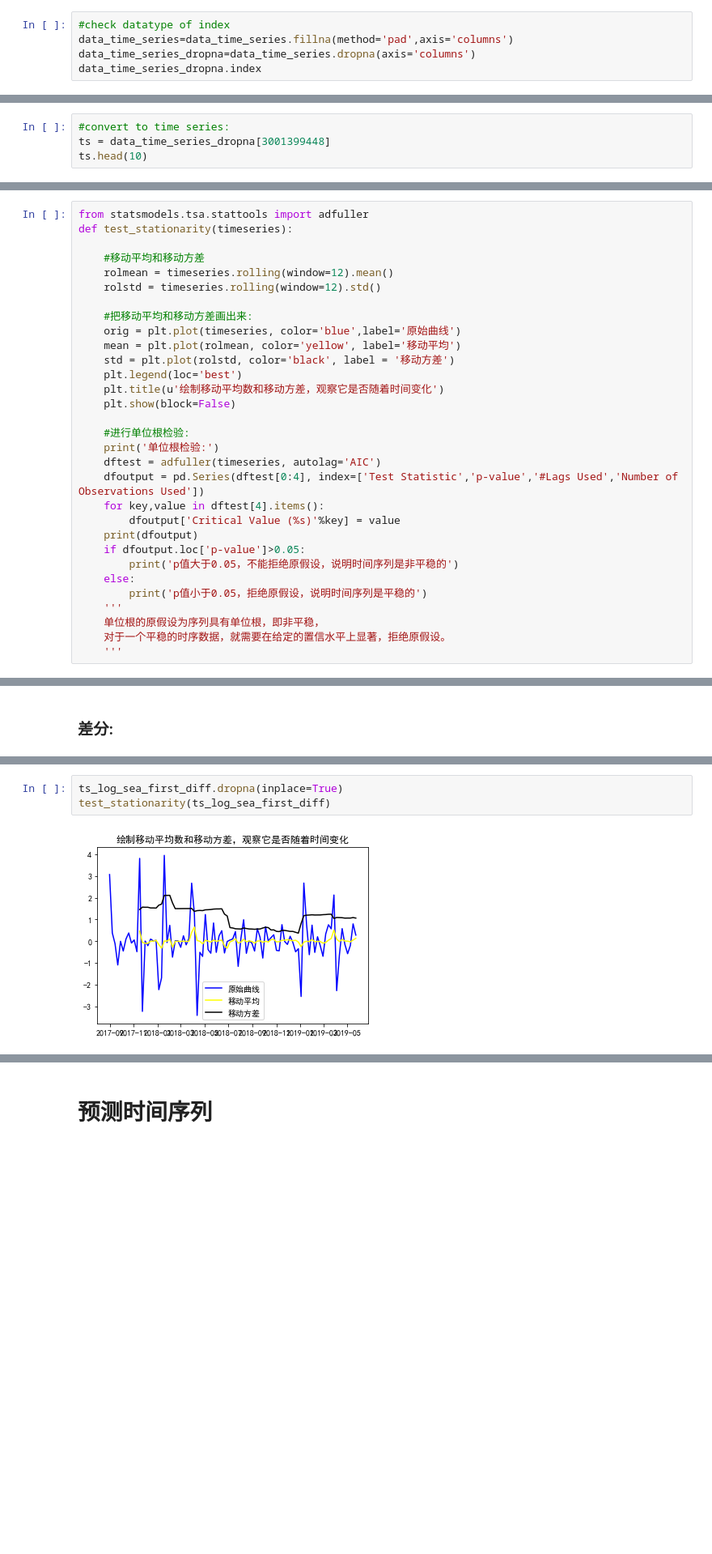
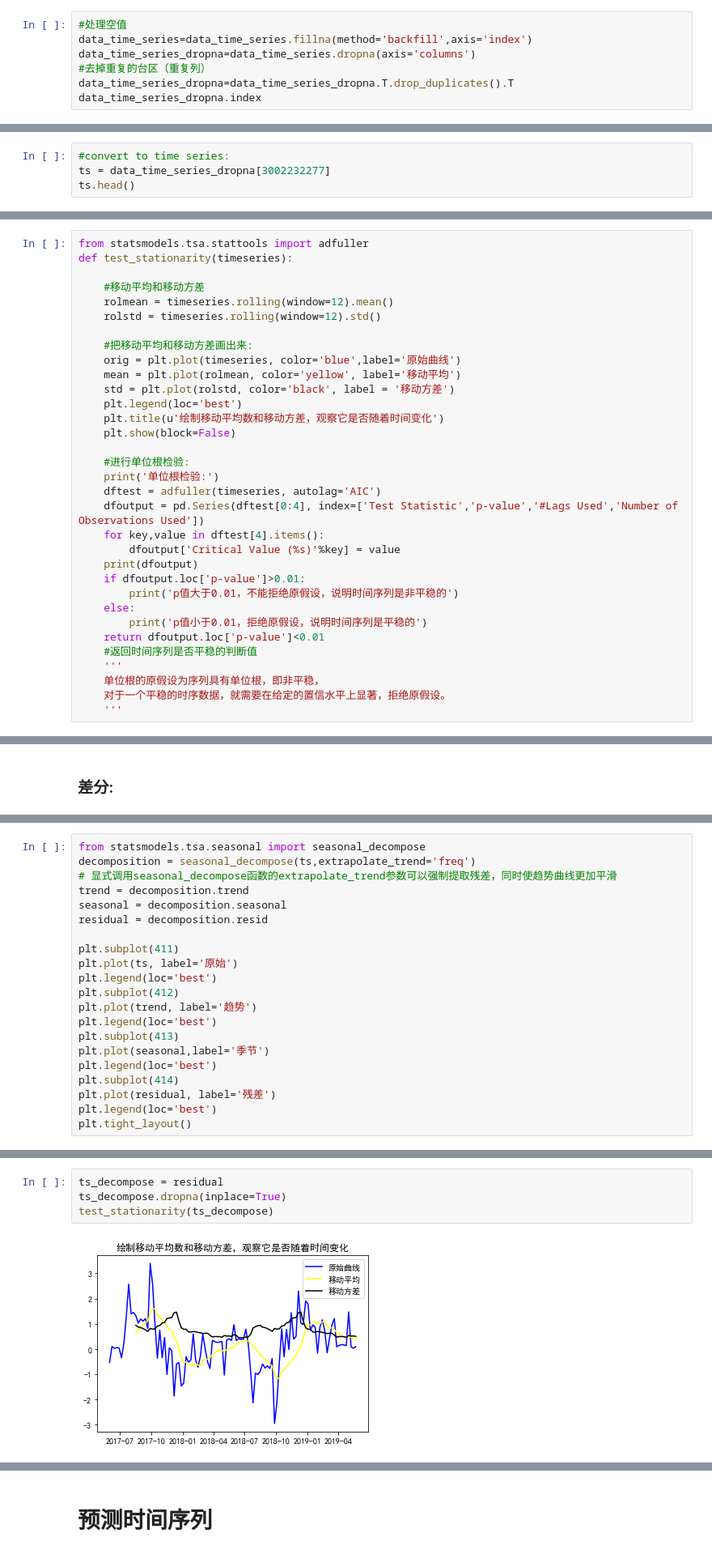
Before and after one commit to Perilla000leaves/Analytics_Vidhya, a Jupyter notebook: Articles/Time_Series_Analysis/Time_Series_Load.ipynb, the cells around one changed output, grey strips where cells are left out. Shown at 81% size. Cells and saved outputs as stored; diff of their text form; blank space fills up the shorter version.

```diff
--- a/Articles/Time_Series_Analysis/Time_Series_Load.ipynb
+++ b/Articles/Time_Series_Analysis/Time_Series_Load.ipynb
@@ -126,8 +135,10 @@ data_time_series.head()
 5 rows × 4609 columns
 # %%
-#check datatype of index
-data_time_series=data_time_series.fillna(method='pad',axis='columns')
+#处理空值
+data_time_series=data_time_series.fillna(method='backfill',axis='index')
 data_time_series_dropna=data_time_series.dropna(axis='columns')
+#去掉重复的台区（重复列）
+data_time_series_dropna=data_time_series_dropna.T.drop_duplicates().T
 data_time_series_dropna.index
 # %% [output]
 DatetimeIndex(['2017-06-01', '2017-06-08', '2017-06-15', '2017-06-22',
@@ -178,6 +207,6 @@ bs_year_max[(bs_year_max['2017']<bs_year_max['2018']) & (bs_year_max['2018']<bs_
 # %%
 #convert to time series:
-ts = data_time_series_dropna[3001399448]
-ts.head(10)
+ts = data_time_series_dropna[3002232277]
+ts.head()
 # %% [output]
 time_series
@@ -277,10 +251,12 @@ def test_stationarity(timeseries):
     for key,value in dftest[4].items():
         dfoutput['Critical Value (%s)'%key] = value
     print(dfoutput)
-    if dfoutput.loc['p-value']>0.05:
-        print('p值大于0.05，不能拒绝原假设，说明时间序列是非平稳的')
+    if dfoutput.loc['p-value']>0.01:
+        print('p值大于0.01，不能拒绝原假设，说明时间序列是非平稳的')
     else:
-        print('p值小于0.05，拒绝原假设，说明时间序列是平稳的')
+        print('p值小于0.01，拒绝原假设，说明时间序列是平稳的')
+    return dfoutput.loc['p-value']<0.01
+    #返回时间序列是否平稳的判断值
     '''
     单位根的原假设为序列具有单位根，即非平稳，
     对于一个平稳的时序数据，就需要在给定的置信水平上显著，拒绝原假设。
@@ -447,0 +374,21 @@ plt.show()
+# %%
+from statsmodels.tsa.seasonal import seasonal_decompose
+decomposition = seasonal_decompose(ts,extrapolate_trend='freq')
+# 显式调用seasonal_decompose函数的extrapolate_trend参数可以强制提取残差，同时使趋势曲线更加平滑
+trend = decomposition.trend
+seasonal = decomposition.seasonal
+residual = decomposition.resid
+
+plt.subplot(411)
+plt.plot(ts, label='原始')
+plt.legend(loc='best')
+plt.subplot(412)
+plt.plot(trend, label='趋势')
+plt.legend(loc='best')
+plt.subplot(413)
+plt.plot(seasonal,label='季节')
+plt.legend(loc='best')
+plt.subplot(414)
+plt.plot(residual, label='残差')
+plt.legend(loc='best')
+plt.tight_layout()
@@ -448,6 +397,7 @@ plt.show()
 # %%
-ts_log_sea_first_diff.dropna(inplace=True)
-test_stationarity(ts_log_sea_first_diff)
+ts_decompose = residual
+ts_decompose.dropna(inplace=True)
+test_stationarity(ts_decompose)
 # %% [output]
-[figure, old version]
+[figure, new version]
 单位根检验:
```
Also changed, not shown: parts of 88 cells of this notebook, 1 other file.
